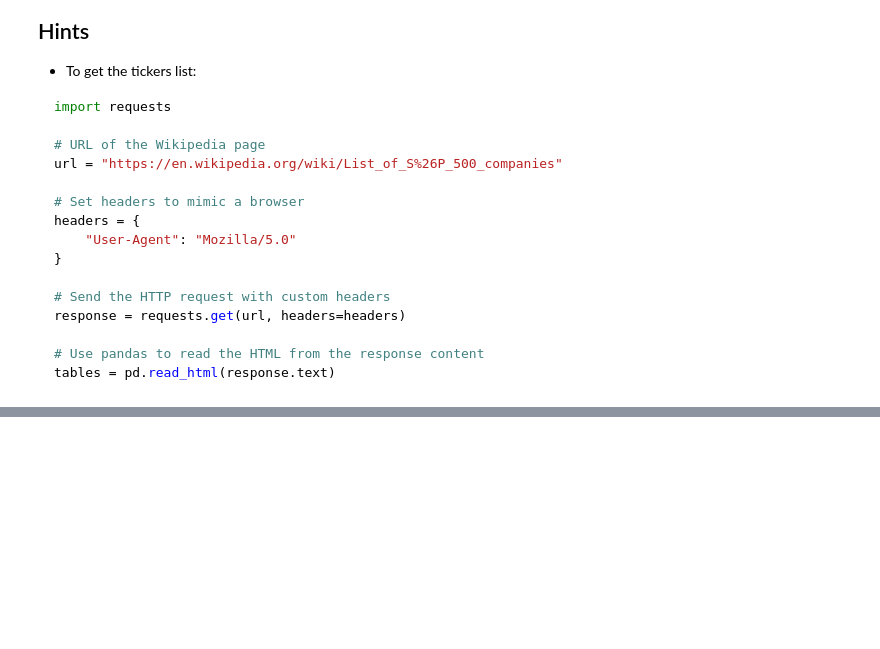
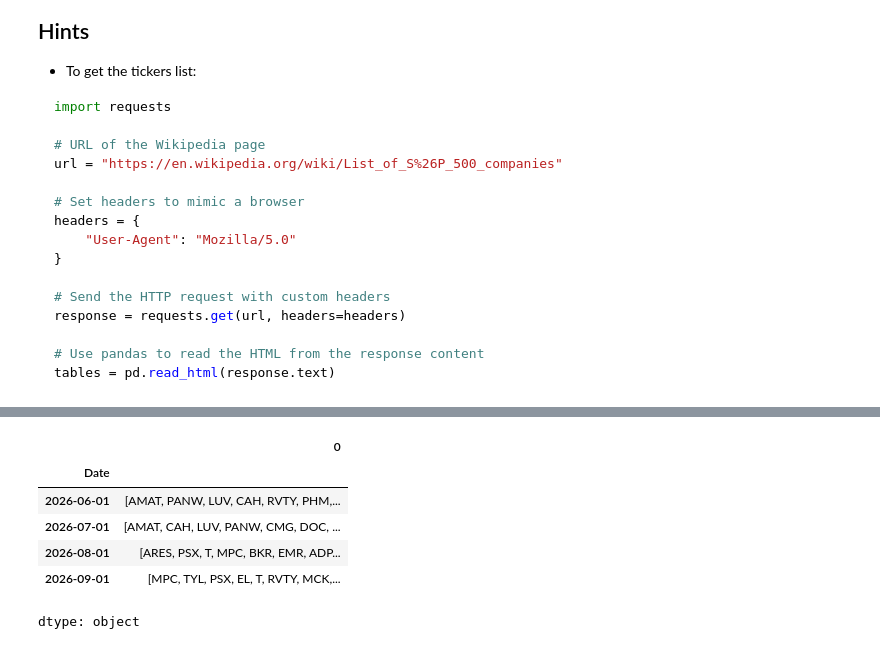
Before and after one commit to RaoulSinde/python-222, a Jupyter notebook: python_session_5.ipynb, the cells around one changed output, grey strips where cells are left out. Saved outputs shown, nothing was run; the diff lists cells and outputs as text; code cells hidden in the pictures; blank space fills up the shorter version.

```diff
--- a/python_session_5.ipynb
+++ b/python_session_5.ipynb
@@ -373,0 +369,11 @@ ranked_momentum.head()
+# %%
+top10_tickers=monthly_rank.apply(lambda row:row.nsmallest(10).index.tolist(),axis=1)
+top10_tickers.head()
+# %% [output]
+|  | 0 |
+| Date |  |
+| 2026-06-01 | [AMAT, PANW, LUV, CAH, RVTY, PHM,... |
+| 2026-07-01 | [AMAT, CAH, LUV, PANW, CMG, DOC, ... |
+| 2026-08-01 | [ARES, PSX, T, MPC, BKR, EMR, ADP... |
+| 2026-09-01 | [MPC, TYL, PSX, EL, T, RVTY, MCK,... |
+dtype: object
```
Also changed, not shown: parts of 20 cells of this notebook.
